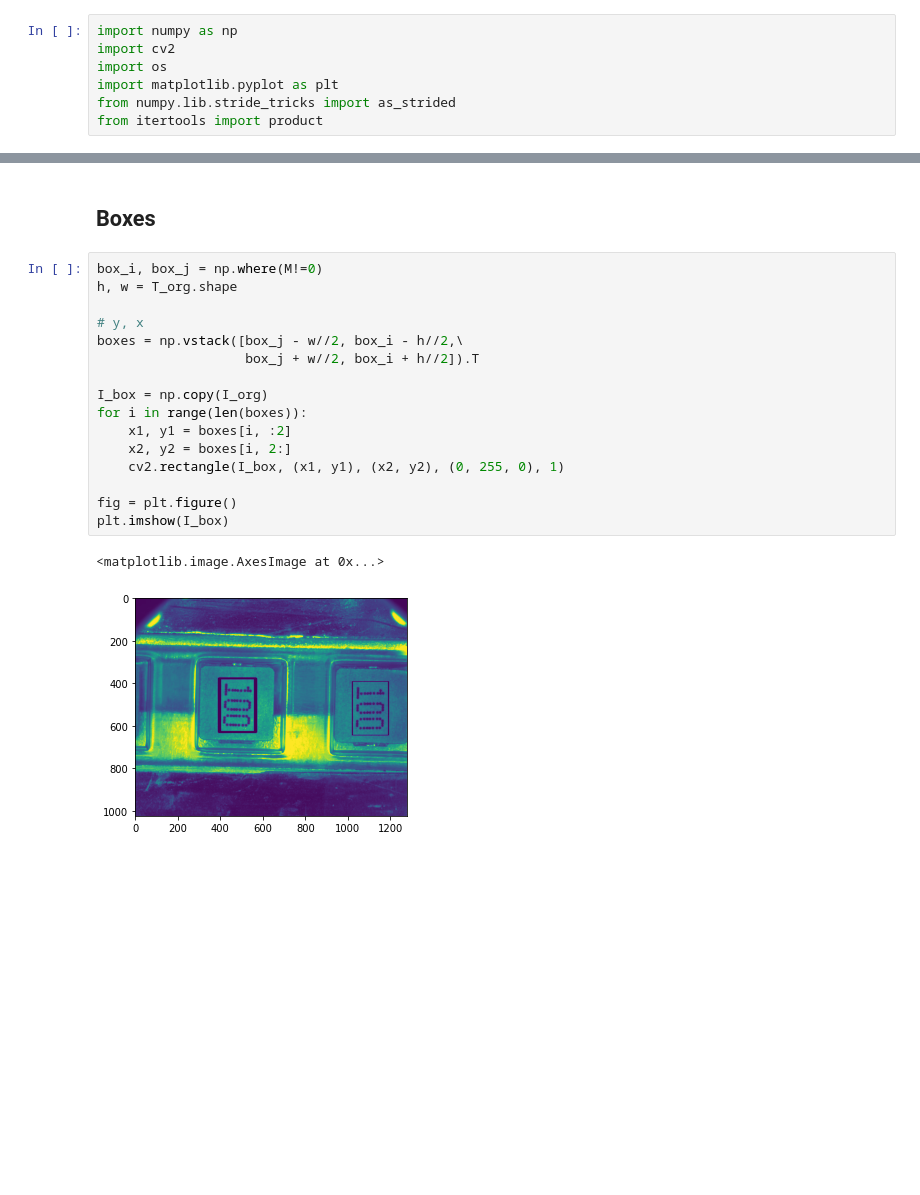
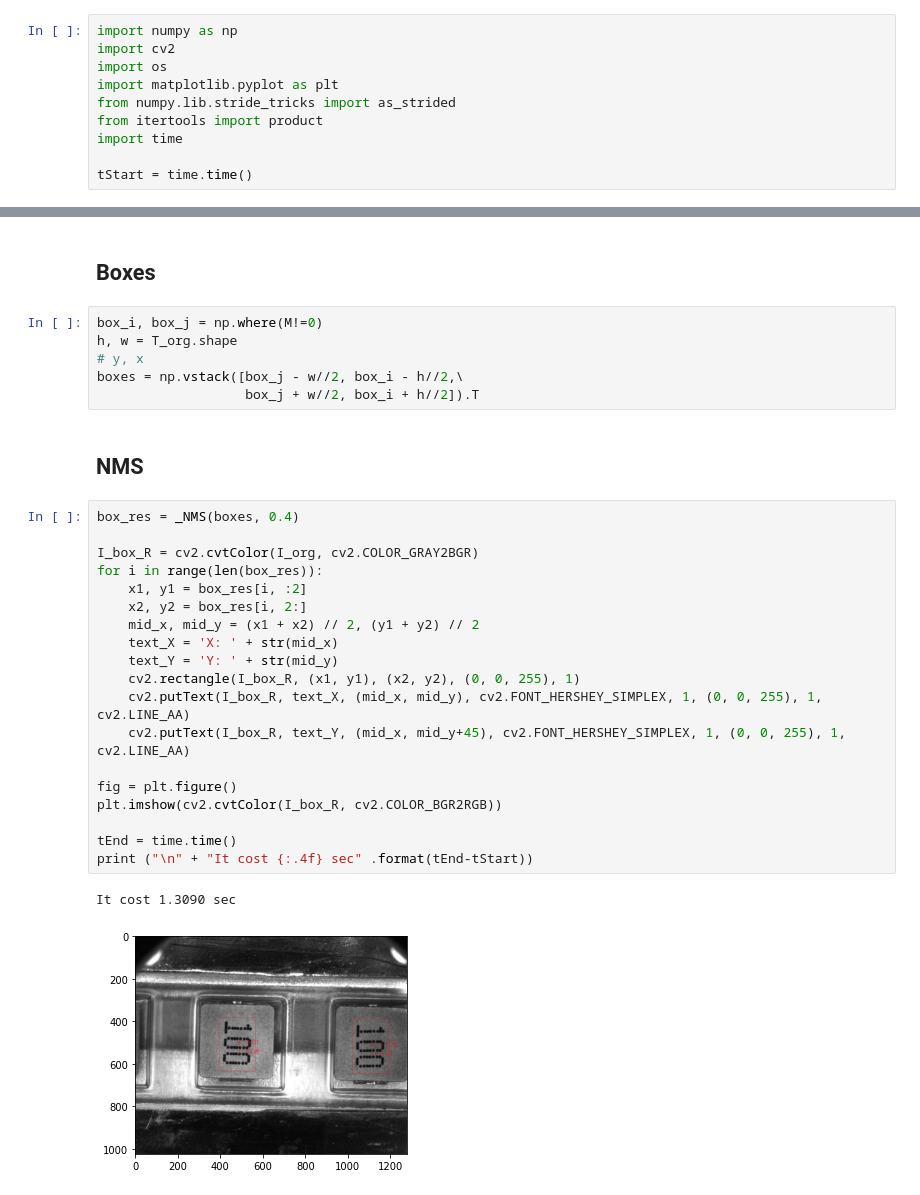
Before and after one commit to Abner0627/IPRV_Template-Matching, a Jupyter notebook: ipynb/main.ipynb, the cells around one changed output, grey strips where cells are left out. Saved outputs shown, nothing was run; the diff lists cells and outputs as text; blank space fills up the shorter version.

```diff
--- a/ipynb/main.ipynb
+++ b/ipynb/main.ipynb
@@ -5,6 +5,9 @@ import os
 import matplotlib.pyplot as plt
 from numpy.lib.stride_tricks import as_strided
 from itertools import product
+import time
+
+tStart = time.time()
 # %% [markdown]
 ## Func
 # %%
@@ -137,19 +187,30 @@ plt.imshow(M)
 # %%
 box_i, box_j = np.where(M!=0)
 h, w = T_org.shape
-
 # y, x
 boxes = np.vstack([box_j - w//2, box_i - h//2,\
                    box_j + w//2, box_i + h//2]).T
-
-I_box = np.copy(I_org)
-for i in range(len(boxes)):
-    x1, y1 = boxes[i, :2]
-    x2, y2 = boxes[i, 2:]
-    cv2.rectangle(I_box, (x1, y1), (x2, y2), (0, 255, 0), 1)
-
-fig = plt.figure()
-plt.imshow(I_box)
-# %% [output]
-<matplotlib.image.AxesImage at 0x...>
-[figure, removed]
+# %% [markdown]
+## NMS
+# %%
+box_res = _NMS(boxes, 0.4)
+
+I_box_R = cv2.cvtColor(I_org, cv2.COLOR_GRAY2BGR)
+for i in range(len(box_res)):
+	x1, y1 = box_res[i, :2]
+	x2, y2 = box_res[i, 2:]
+	mid_x, mid_y = (x1 + x2) // 2, (y1 + y2) // 2
+	text_X = 'X: ' + str(mid_x)
+	text_Y = 'Y: ' + str(mid_y)
+	cv2.rectangle(I_box_R, (x1, y1), (x2, y2), (0, 0, 255), 1)
+	cv2.putText(I_box_R, text_X, (mid_x, mid_y), cv2.FONT_HERSHEY_SIMPLEX, 1, (0, 0, 255), 1, cv2.LINE_AA)
+	cv2.putText(I_box_R, text_Y, (mid_x, mid_y+45), cv2.FONT_HERSHEY_SIMPLEX, 1, (0, 0, 255), 1, cv2.LINE_AA)
+
+fig = plt.figure()
+plt.imshow(cv2.cvtColor(I_box_R, cv2.COLOR_BGR2RGB))
+
+tEnd = time.time()
+print ("\n" + "It cost {:.4f} sec" .format(tEnd-tStart))
+# %% [output]
+It cost 1.3090 sec
+[figure, added]
```
Also changed, not shown: parts of 2 cells of this notebook, 1 other file.
